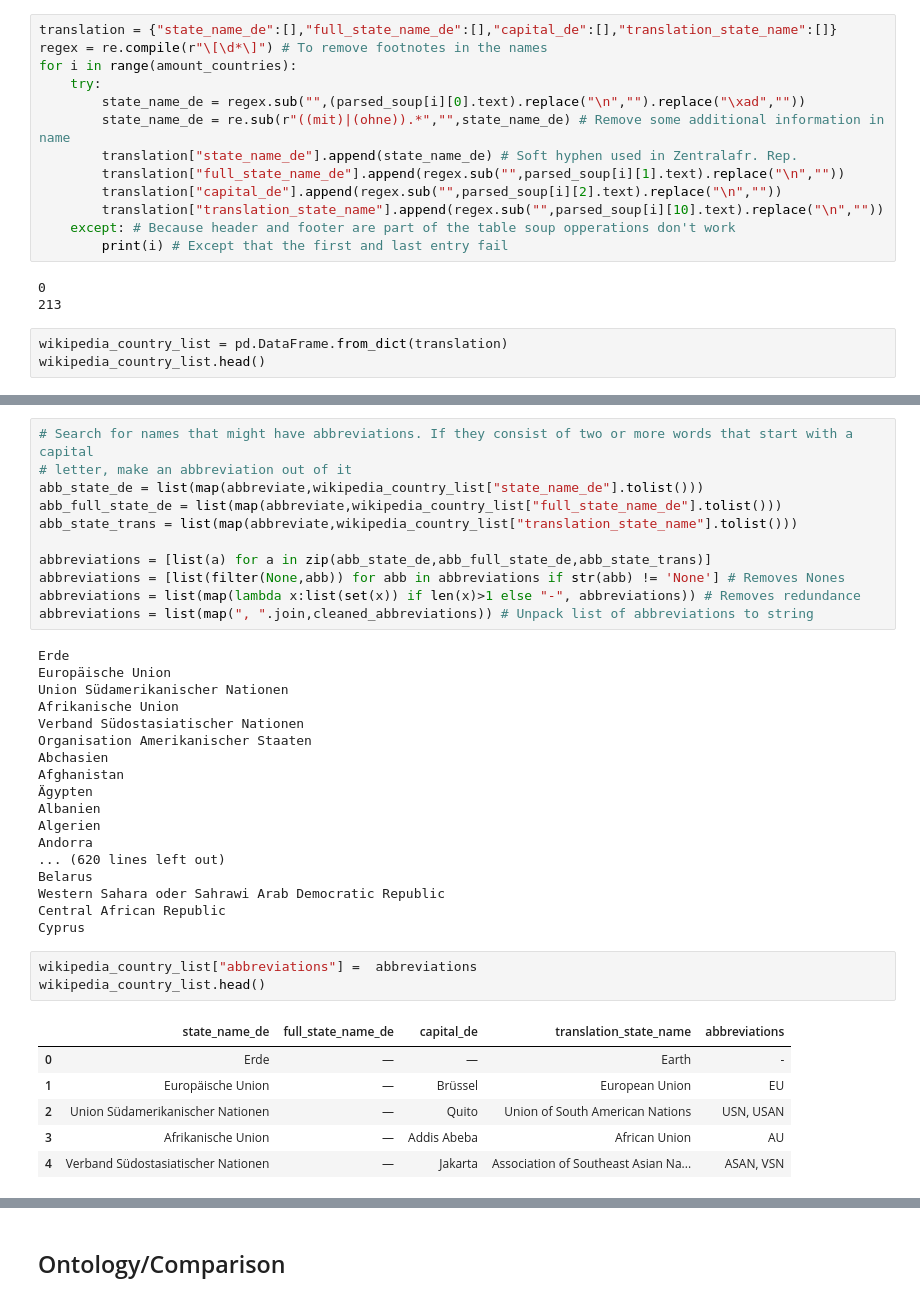
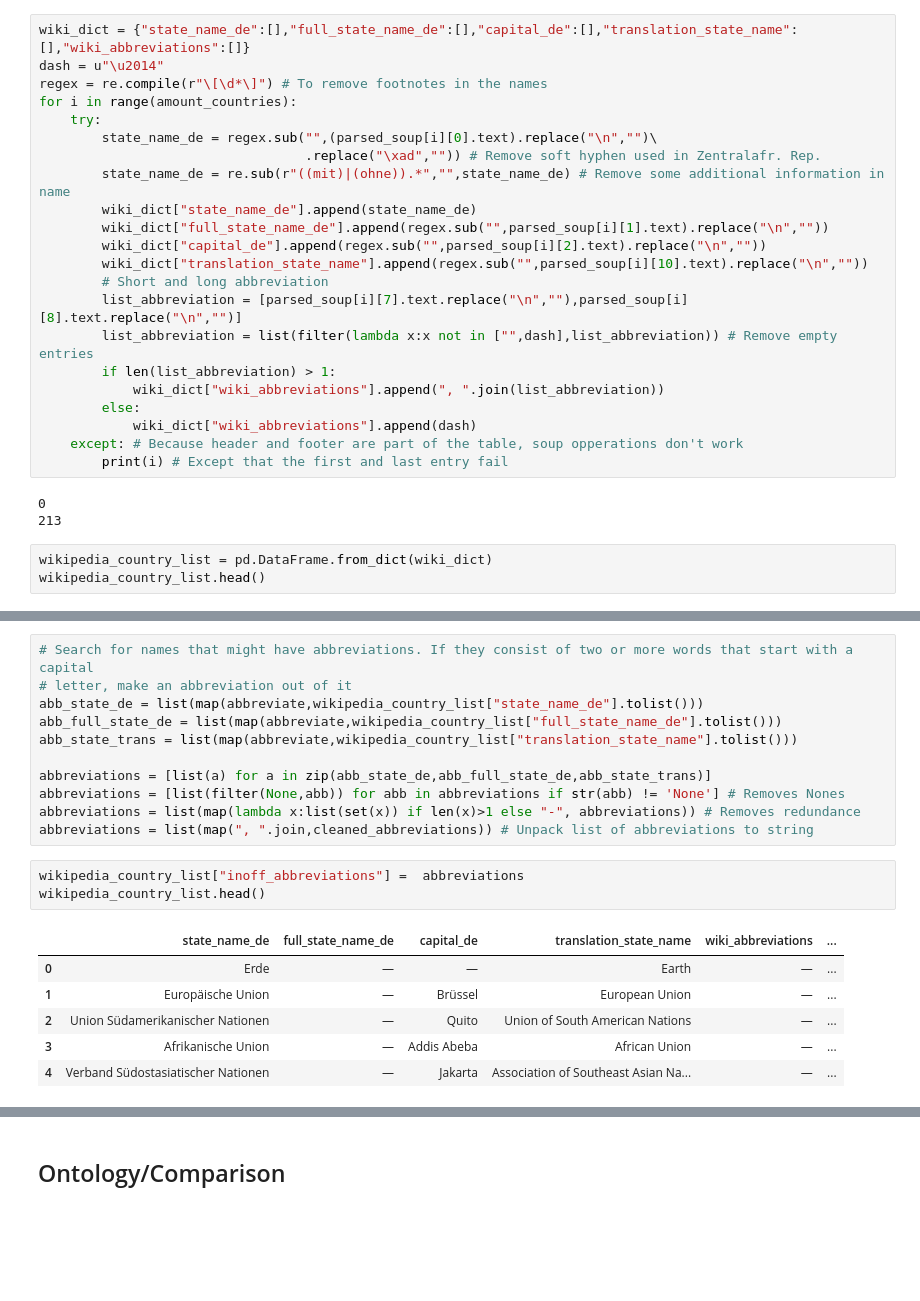
Before and after one commit to aauss/EventEpi, a Jupyter notebook: Comparable_example.ipynb, the cells around one changed output, grey strips where cells are left out. Cells and saved outputs as stored; diff of their text form; blank space fills up the shorter version.

Commit message:
Cleans human entries and tries to match them to Wikipedia table of countries. Also tried to show ontology of epitator GeoRow

```diff
--- a/Comparable_example.ipynb
+++ b/Comparable_example.ipynb
@@ -269,20 +265,29 @@ re.sub(r"((mit)|(ohne)).*","","Israelohne hgospj")
 # %%
-translation = {"state_name_de":[],"full_state_name_de":[],"capital_de":[],"translation_state_name":[]}
+wiki_dict = {"state_name_de":[],"full_state_name_de":[],"capital_de":[],"translation_state_name":[],"wiki_abbreviations":[]}
+dash = u"\u2014"
 regex = re.compile(r"\[\d*\]") # To remove footnotes in the names
 for i in range(amount_countries):
     try:
-        state_name_de = regex.sub("",(parsed_soup[i][0].text).replace("\n","").replace("\xad",""))
+        state_name_de = regex.sub("",(parsed_soup[i][0].text).replace("\n","")\
+                                  .replace("\xad","")) # Remove soft hyphen used in Zentralafr. Rep.
         state_name_de = re.sub(r"((mit)|(ohne)).*","",state_name_de) # Remove some additional information in name
-        translation["state_name_de"].append(state_name_de) # Soft hyphen used in Zentralafr. Rep.
-        translation["full_state_name_de"].append(regex.sub("",parsed_soup[i][1].text).replace("\n",""))
-        translation["capital_de"].append(regex.sub("",parsed_soup[i][2].text).replace("\n",""))
-        translation["translation_state_name"].append(regex.sub("",parsed_soup[i][10].text).replace("\n",""))
-    except: # Because header and footer are part of the table soup opperations don't work
+        wiki_dict["state_name_de"].append(state_name_de)
+        wiki_dict["full_state_name_de"].append(regex.sub("",parsed_soup[i][1].text).replace("\n",""))
+        wiki_dict["capital_de"].append(regex.sub("",parsed_soup[i][2].text).replace("\n",""))
+        wiki_dict["translation_state_name"].append(regex.sub("",parsed_soup[i][10].text).replace("\n",""))
+        # Short and long abbreviation
+        list_abbreviation = [parsed_soup[i][7].text.replace("\n",""),parsed_soup[i][8].text.replace("\n","")]
+        list_abbreviation = list(filter(lambda x:x not in ["",dash],list_abbreviation)) # Remove empty entries
+        if len(list_abbreviation) > 1:
+            wiki_dict["wiki_abbreviations"].append(", ".join(list_abbreviation))
+        else:
+            wiki_dict["wiki_abbreviations"].append(dash)
+    except: # Because header and footer are part of the table, soup opperations don't work
         print(i) # Except that the first and last entry fail
 # %% [output]
 0
 213
 # %%
-wikipedia_country_list = pd.DataFrame.from_dict(translation)
+wikipedia_country_list = pd.DataFrame.from_dict(wiki_dict)
 wikipedia_country_list.head()
 # %% [output]
@@ -315,32 +319,14 @@ abbreviations = [list(a) for a in zip(abb_state_de,abb_full_state_de,abb_state_t
 abbreviations = [list(filter(None,abb)) for abb in abbreviations if str(abb) != 'None'] # Removes Nones
 abbreviations = list(map(lambda x:list(set(x)) if len(x)>1 else "-", abbreviations)) # Removes redundance
 abbreviations = list(map(", ".join,cleaned_abbreviations)) # Unpack list of abbreviations to string
-# %% [output]
-Erde
-Europäische Union
-Union Südamerikanischer Nationen
-Afrikanische Union
-Verband Südostasiatischer Nationen
-Organisation Amerikanischer Staaten
-Abchasien
-Afghanistan
-Ägypten
-Albanien
-Algerien
-Andorra
-... (620 lines left out)
-Belarus
-Western Sahara oder Sahrawi Arab Democratic Republic
-Central African Republic
-Cyprus
 # %%
-wikipedia_country_list["abbreviations"] =  abbreviations
+wikipedia_country_list["inoff_abbreviations"] =  abbreviations
 wikipedia_country_list.head()
 # %% [output]
-|  | state_name_de | full_state_name_de | capital_de | translation_state_name | abbreviations |
-| 0 | Erde | — | — | Earth | - |
-| 1 | Europäische Union | — | Brüssel | European Union | EU |
-| 2 | Union Südamerikanischer Nationen | — | Quito | Union of South American Nations | USN, USAN |
-| 3 | Afrikanische Union | — | Addis Abeba | African Union | AU |
-| 4 | Verband Südostasiatischer Nationen | — | Jakarta | Association of Southeast Asian Na... | ASAN, VSN |
+|  | state_name_de | full_state_name_de | capital_de | translation_state_name | wiki_abbreviations | ... |
+| 0 | Erde | — | — | Earth | — | ... |
+| 1 | Europäische Union | — | Brüssel | European Union | — | ... |
+| 2 | Union Südamerikanischer Nationen | — | Quito | Union of South American Nations | — | ... |
+| 3 | Afrikanische Union | — | Addis Abeba | African Union | — | ... |
+| 4 | Verband Südostasiatischer Nationen | — | Jakarta | Association of Southeast Asian Na... | — | ... |
 # %%
```
Also changed, not shown: parts of 13 cells of this notebook.
